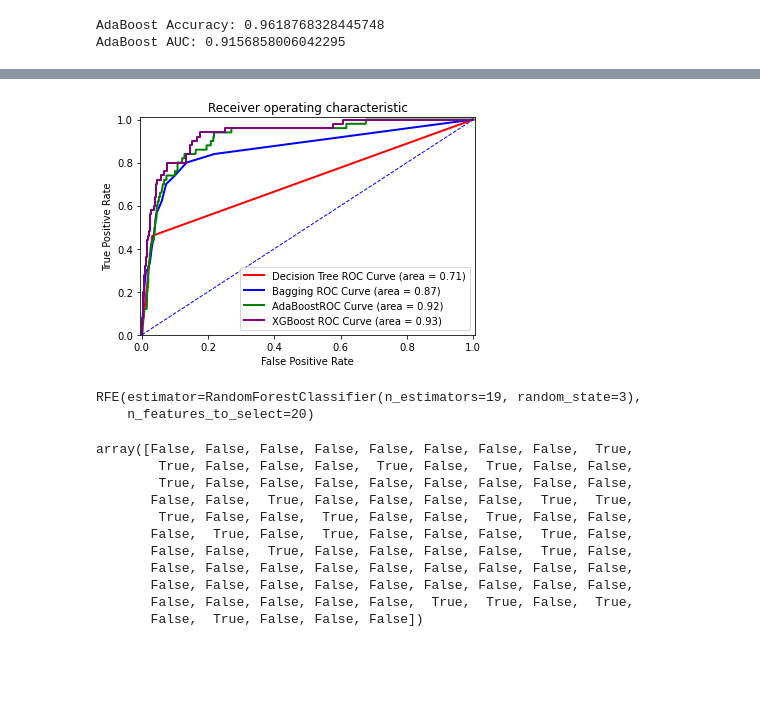
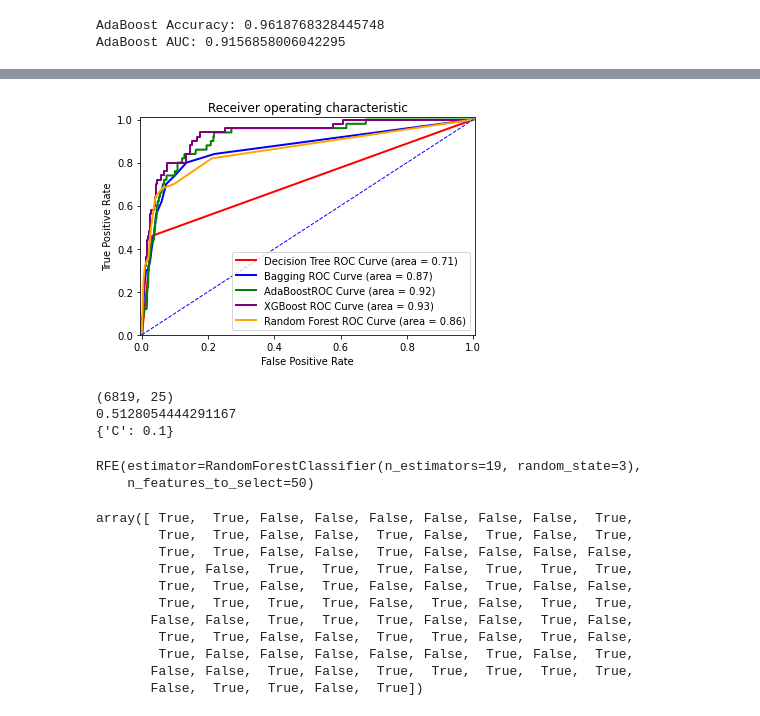
Before and after one commit to edwardramirez/company-bankruptcy-prediction, a Jupyter notebook: final_proj.ipynb, the cells around one changed output, grey strips where cells are left out. Cells and saved outputs as stored; diff of their text form; code cells hidden in the pictures; blank space fills up the shorter version.

```diff
--- a/final_proj.ipynb
+++ b/final_proj.ipynb
@@ -81,3 +80,8 @@ AUC1 = metrics.auc(fpr1, tpr1)
 print('Area Under the Curve: ' + str(AUC1))
 # %% [output]
 Area Under the Curve: 0.7142900302114803
+# %%
+y_predict_proba = rand_forest.predict_proba(X_test)
+fpr5, tpr5, thresholds5 = metrics.roc_curve(y_test, y_predict_proba[:,1], pos_label=1)
+AUC5 = metrics.auc(fpr5, tpr5)
+print('Area Under the Curve: ' + str(AUC5))
@@ -292,32 +309,65 @@ XGBoost AUC: 0.9326042296072506
 # %%
 import matplotlib.pyplot as plt
 
 %matplotlib inline
 
 plt.figure()
 
 # Roc Curve:
 plt.plot(fpr1, tpr1, color='red', lw=2, label='Decision Tree ROC Curve (area = %0.2f)' % AUC1)
 plt.plot(fpr2, tpr2, color='blue', lw=2, label='Bagging ROC Curve (area = %0.2f)' % AUC2)
 plt.plot(fpr3, tpr3, color='green', lw=2, label='AdaBoostROC Curve (area = %0.2f)' % AUC3)
 plt.plot(fpr4, tpr4, color='purple', lw=2, label='XGBoost ROC Curve (area = %0.2f)' % AUC4)
+plt.plot(fpr5, tpr5, color='orange', lw=2, label='Random Forest ROC Curve (area = %0.2f)' % AUC5)
 
 # Random Guess line:
 plt.plot([0, 1], [0, 1], color='blue', lw=1, linestyle='--')
 
 # Defining The Range of X-Axis and Y-Axis:
 plt.xlim([-0.005, 1.005])
 plt.ylim([0.0, 1.01])
 
 # Labels, Title, Legend:
 plt.xlabel('False Positive Rate')
 plt.ylabel('True Positive Rate')
 plt.title('Receiver operating characteristic')
 plt.legend(loc="lower right")
 
 plt.show()
 # %% [output]
-[figure, old version]
+[figure, new version]
+# %%
+# Here we are using PCA, SVM, & gridsearch to find the best parameter 'c' for svm
+
+from sklearn.decomposition import PCA
+from sklearn.model_selection import GridSearchCV
+
+X = bankr_df.drop('Bankrupt', axis=1)
+y = bankr_df['Bankrupt']
+X_train, X_test, y_train, y_test = train_test_split(X, y, test_size=.25, random_state=2)
+
+k = 25
+
+my_pca = PCA(n_components=k)
+
+X_PCA = my_pca.fit_transform(X)
+
+print(X_PCA.shape)
+
+c_numbers = [0.1, 1, 10, 100, 1000, 5000, 10000, 50000, 100000]
+parameters = {'C':c_numbers}
+
+my_svm = SVC(kernel='rbf', gamma=0.0005, random_state=1)
+
+grid = GridSearchCV(my_svm, parameters, cv=10, scoring='roc_auc')
+grid.fit(X_PCA, y)
+
+print(grid.best_score_)
+print(grid.best_params_)
+# %% [output]
+(6819, 25)
+0.5128054444291167
+{'C': 0.1}
 # %%
 # Here we are using Recursive Feature Elimination as our Feature Extraction technique
 # We have nearly 100 data samples and 20% of that felt like a good number.
@@ -325,27 +375,28 @@ plt.show()
 from sklearn.feature_selection import RFE
 
 rand_forest = RandomForestClassifier(n_estimators = 19, bootstrap = True, random_state=3)
-selected_features = RFE((rand_forest), n_features_to_select=20)
+selected_features = RFE((rand_forest), n_features_to_select=50)
 
 selected_features.fit(X_train, y_train)
 # %% [output]
 RFE(estimator=RandomForestClassifier(n_estimators=19, random_state=3),
-    n_features_to_select=20)
+    n_features_to_select=50)
 # %%
 # We see which features made the cut with RFE method 'get_support()'
 mask = selected_features.get_support()
+mask
 # %% [output]
-array([False, False, False, False, False, False, False, False,  True,
-        True, False, False, False,  True, False,  True, False, False,
-        True, False, False, False, False, False, False, False, False,
-       False, False,  True, False, False, False, False,  True,  True,
-        True, False, False,  True, False, False,  True, False, False,
-       False,  True, False,  True, False, False, False,  True, False,
-       False, False,  True, False, False, False, False,  True, False,
-       False, False, False, False, False, False, False, False, False,
-       False, False, False, False, False, False, False, False, False,
-       False, False, False, False, False,  True,  True, False,  True,
-       False,  True, False, False, False])
+array([ True,  True, False, False, False, False, False, False,  True,
+        True,  True, False, False,  True, False,  True, False,  True,
+        True,  True, False, False,  True, False, False, False, False,
+        True, False,  True,  True,  True, False,  True,  True,  True,
+        True,  True, False,  True, False, False,  True, False, False,
+        True,  True,  True,  True, False,  True, False,  True,  True,
+       False, False,  True,  True,  True, False, False,  True, False,
+        True,  True, False, False,  True,  True, False,  True, False,
+        True, False, False, False, False, False,  True, False,  True,
+       False, False,  True, False,  True,  True,  True,  True,  True,
+       False,  True,  True, False,  True])
 # %%
 # We see the ranking of each feature
 selected_features.ranking_
```
Also changed, not shown: parts of 15 cells of this notebook.
